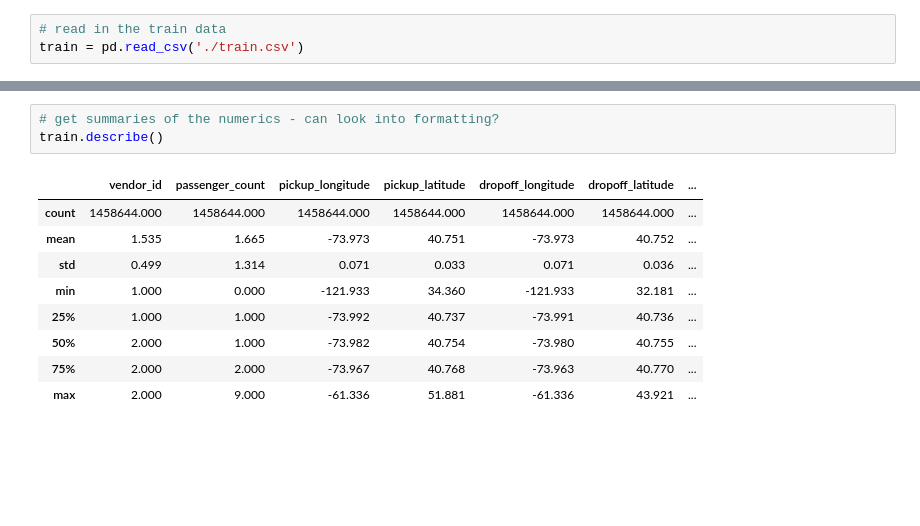
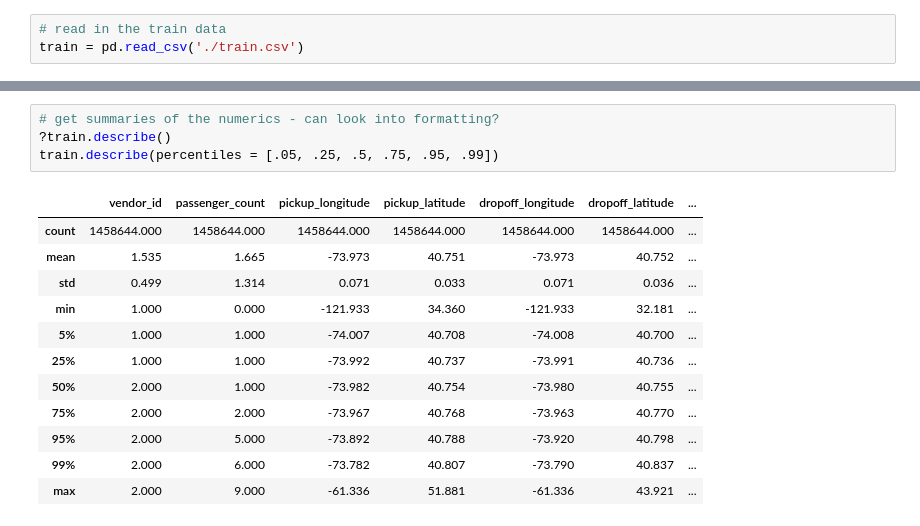
Before and after one commit to mitch-taylor/nyc_taxi, a Jupyter notebook: eda.ipynb, the cells around one changed output, grey strips where cells are left out. Drawn from its saved outputs; the diff is of its cells as text; blank space fills up the shorter version.

```diff
--- a/eda.ipynb
+++ b/eda.ipynb
@@ -31,15 +34,19 @@ print(train.head())
 # %%
 # get summaries of the numerics - can look into formatting?
-train.describe()
+?train.describe()
+train.describe(percentiles = [.05, .25, .5, .75, .95, .99])
 # %% [output]
 |  | vendor_id | passenger_count | pickup_longitude | pickup_latitude | dropoff_longitude | dropoff_latitude | ... |
 | count | 1458644.000 | 1458644.000 | 1458644.000 | 1458644.000 | 1458644.000 | 1458644.000 | ... |
 | mean | 1.535 | 1.665 | -73.973 | 40.751 | -73.973 | 40.752 | ... |
 | std | 0.499 | 1.314 | 0.071 | 0.033 | 0.071 | 0.036 | ... |
 | min | 1.000 | 0.000 | -121.933 | 34.360 | -121.933 | 32.181 | ... |
+| 5% | 1.000 | 1.000 | -74.007 | 40.708 | -74.008 | 40.700 | ... |
 | 25% | 1.000 | 1.000 | -73.992 | 40.737 | -73.991 | 40.736 | ... |
 | 50% | 2.000 | 1.000 | -73.982 | 40.754 | -73.980 | 40.755 | ... |
 | 75% | 2.000 | 2.000 | -73.967 | 40.768 | -73.963 | 40.770 | ... |
+| 95% | 2.000 | 5.000 | -73.892 | 40.788 | -73.920 | 40.798 | ... |
+| 99% | 2.000 | 6.000 | -73.782 | 40.807 | -73.790 | 40.837 | ... |
 | max | 2.000 | 9.000 | -61.336 | 51.881 | -61.336 | 43.921 | ... |
 # %%
 # get trip duration in minutes
```
Also changed, not shown: parts of 11 cells of this notebook.
